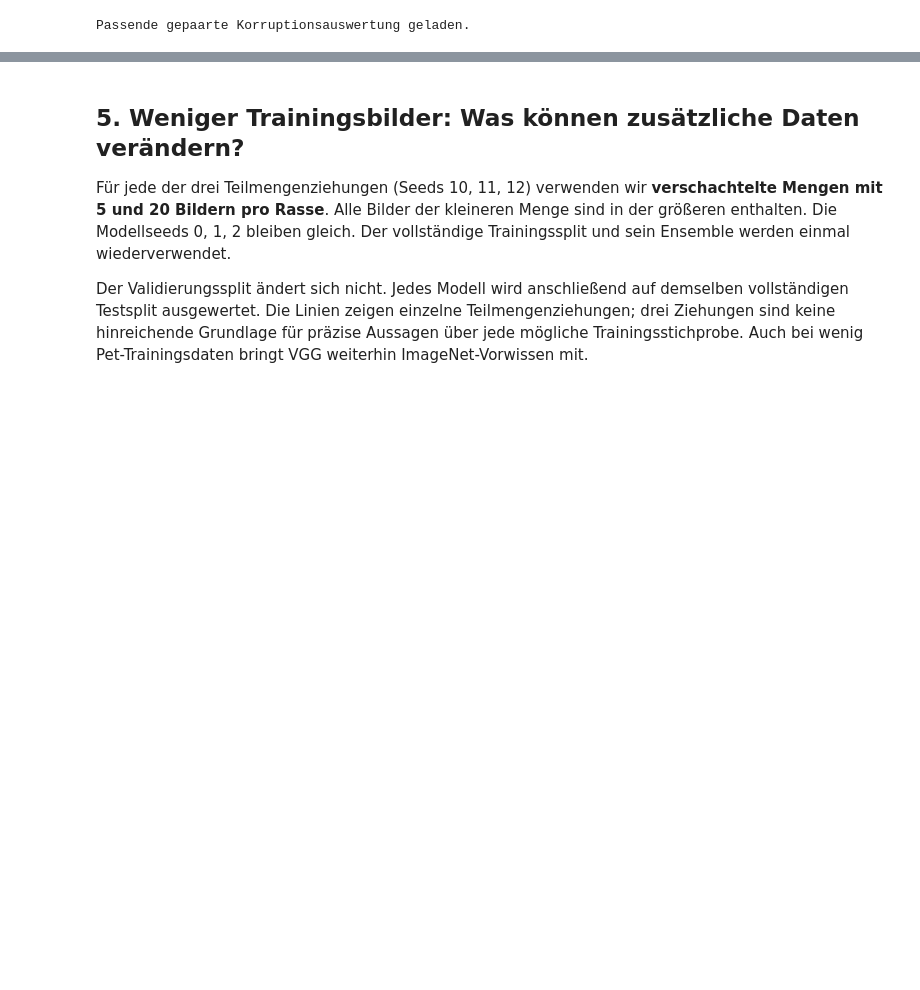
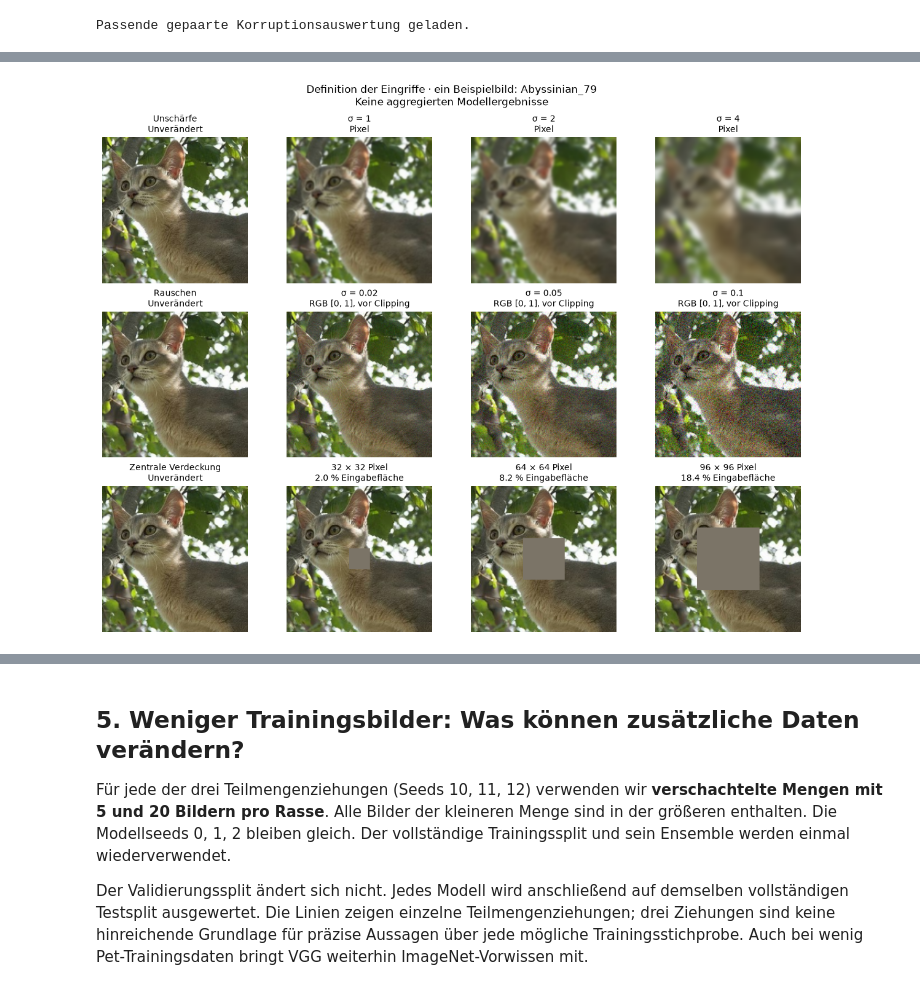
Before and after one commit to sep-trustworthy-gruppe-d/probly, a Jupyter notebook: experiments/group-d_experiments/dan_02-1_oxford-pets-probly.ipynb, the cells around one changed output, grey strips where cells are left out. Cells and saved outputs as stored; diff of their text form; code cells hidden in the pictures; blank space fills up the shorter version.

```diff
--- a/experiments/group-d_experiments/dan_02-1_oxford-pets-probly.ipynb
+++ b/experiments/group-d_experiments/dan_02-1_oxford-pets-probly.ipynb
@@ -433,8 +549,8 @@ neu implementierte, exakte Rang-für-Rang-AURC.
 CRITERION_NAMES = {"total": "TU", "aleatoric": "AU", "epistemic": "EU", "confidence": "1 − max. Wahrscheinlichkeit"}
 CRITERION_COLORS = {"total": "tab:blue", "aleatoric": "tab:orange", "epistemic": "tab:purple", "confidence": "tab:green"}
 risk_curves, risk_rows = {}, []
-fig, axes = plt.subplots(1, 3, figsize=(16, 4.6), layout="constrained")
-for ax, method in zip(axes, METHODS, strict=True):
+fig, risk_axes = plt.subplots(1, 3, figsize=(13, 4.8), sharey=True, layout="constrained")
+for ax, method in zip(risk_axes, METHODS, strict=True):
     scores = test_scores[method]
     losses = zero_one_loss_per_instance(scores["probabilities"], test["labels"])
     count = len(losses)
@@ -462,8 +578,13 @@ for ax, method in zip(axes, METHODS, strict=True):
     ax.axhline(float(losses.mean()) * 100, linestyle="--", color="0.4", label="Zufälliges Zurückstellen")
     ax.set(title=METHOD_NAMES[method], xlabel="Verbleibende Bilder (%)", ylabel="Fehlerrate (%)", xlim=(0, 100), ylim=(0, None))
     ax.grid(alpha=0.2)
-    ax.legend(fontsize=8)
+risk_maximum = max(float(curve["risk"].max()) for curves in risk_curves.values() for curve in curves.values())
+risk_axes[0].set_ylim(0, 100 * risk_maximum * 1.06)
+risk_handles, _ = risk_axes[1].get_legend_handles_labels()
+fig.legend(risk_handles, ["TU", "AU", "EU", "1 − max(p)", "Zufälliges Zurückstellen"],
+           loc="outside lower center", ncols=5, fontsize=9)
 plt.show()
+assert len({ax.get_ylim() for ax in risk_axes}) == 1
 save_torch(PROBLY_DIR / "risk_coverage.pt", {"manifest": prediction_header, "curves": risk_curves})
 
 table = ["| Methode / Kriterium | probly AURC | Fehler bei ≈80 % | Fehler bei ≈90 % |",
@@ -682,0 +743,38 @@ Modellreaktion, keine automatisch bewiesene Ursache der Veränderung.
+# %%
+family_names = {"blur": "Unschärfe", "noise": "Rauschen", "occlusion": "Zentrale Verdeckung"}
+families = ("blur", "noise", "occlusion")
+condition_labels = {"clean": "Unverändert"}
+for spec in CORRUPTION_SPECS:
+    value = spec["value"]
+    if spec["family"] == "occlusion":
+        label = f"Verdeckung {value:g} px ({100 * (value / 224) ** 2:.1f} %)"
+    else:
+        unit = " px" if spec["family"] == "blur" else " (vor Clipping)"
+        label = f"{family_names[spec['family']]} σ={value:g}{unit}"
+    condition_labels[spec["key"]] = label
+
+example_id = corruption_ids[0]
+example_crop = load_crop(example_id)
+assert example_crop.shape == (224, 224, 3)
+fig, gallery_axes = plt.subplots(3, 4, figsize=(12, 9), layout="constrained")
+for row, family in enumerate(families):
+    gallery_axes[row, 0].imshow(example_crop)
+    gallery_axes[row, 0].set_title(f"{family_names[family]}\nUnverändert", fontsize=10)
+    for column, spec in enumerate([item for item in CORRUPTION_SPECS if item["family"] == family], start=1):
+        with torch.random.fork_rng(devices=[]):
+            torch.random.default_generator.manual_seed(SEED)
+            image = corrupt_crop(example_crop, spec)
+        gallery_axes[row, column].imshow(image.permute(1, 2, 0).clamp(0, 1).numpy())
+        if family == "occlusion":
+            edge = spec["value"]
+            title = f"{edge:g} × {edge:g} Pixel\n{100 * (edge / 224) ** 2:.1f} % Eingabefläche"
+        else:
+            unit = "Pixel" if family == "blur" else "RGB [0, 1], vor Clipping"
+            title = f"σ = {spec['value']:g}\n{unit}"
+        gallery_axes[row, column].set_title(title, fontsize=10)
+for ax in gallery_axes.flat:
+    ax.axis("off")
+fig.suptitle(f"Definition der Eingriffe · ein Beispielbild: {example_id}\nKeine aggregierten Modellergebnisse", fontsize=12)
+plt.show()
+# %% [output]
+[figure, added]
```
Also changed, not shown: parts of 27 cells of this notebook.
